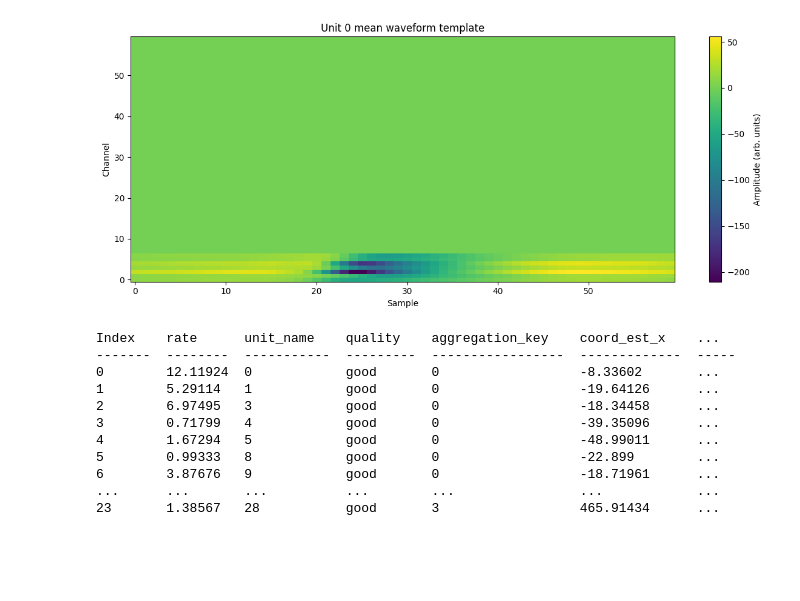
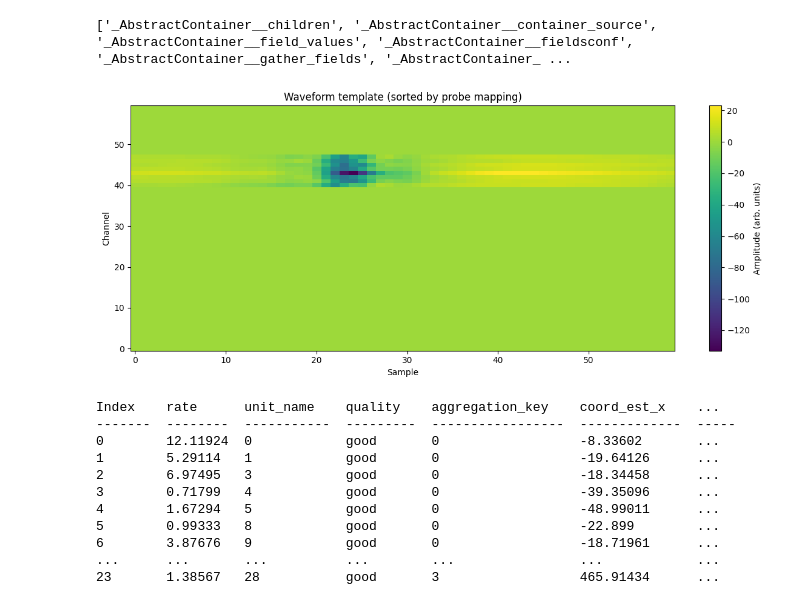
Before and after one commit to Wood-Dudchenko-lab/woodsort, a Jupyter notebook: pipelines_nwb/NWB_H7400.ipynb, the cells around one changed output. Cells and saved outputs as stored; diff of their text form; code cells hidden in the pictures; blank space fills up the shorter version.

```diff
--- a/pipelines_nwb/NWB_H7400.ipynb
+++ b/pipelines_nwb/NWB_H7400.ipynb
@@ -30,14 +35,13 @@ warnings.filterwarnings("ignore", category=FutureWarning)
 metadata = nwb.io.read_metadata_excel(data_path / meta_name, session_name, print_output=True)
 start_time = nwb.io.get_start_time(session_path)
 
-# load tracking
+# load stuff
 tracking = pd.read_csv(session_path / 'TrackingProcessed.csv',index_col=0, header=0)
 pos = nap.TsdFrame(tracking[["x", "y"]])
 hd = nap.Tsd(tracking['hd'])
 epochs = pd.read_csv(session_path / 'EpochTimestamps.csv', header=0)
-
-# get probe mapping
-probe_mapping = pd.read_csv(session_path / 'ChannelMapping.csv',index_col=0, header=0)
+track_dist = nwb.io.get_matlab_trackdistance(session_path / 'TrackDistance.mat', vbl_name='trackdist')
 
 # add probe
+analyzer = si.load_sorting_analyzer(analyzer_path)
 # %% [output]
@@ -65,19 +69,25 @@ Start time from sync_messages.txt: 2025-08-15 15:38:45.957000+01:00
 nwbfile = nwb.convert.create_nwb_file(metadata, start_time)
 
 # Add units
-nwbfile = nwb.convert.add_units_spikeinterface(nwbfile, session_path / analyzer_name, merging_mode='hard')
+nwbfile = nwb.convert.add_spikeinterface_openephys(nwbfile, analyzer, merging_mode='soft')
 
 # Add tracking
 nwbfile = nwb.convert.add_tracking(nwbfile, pos, hd)
 
+# Add track distance
+nwbfile = nwb.convert.add_misc_tsd(nwbfile, track_dist, name='track_distance', description='Position along the track', unit='cm')
+
 # Add epochs
 nwbfile = nwb.convert.add_epochs(nwbfile, epochs, metadata)
 
+# Add sleep scoring and pseudo EMG
+nwbfile = nwb.convert.add_sleep(nwbfile, sleep_path, session_name)
+
 # Save NWB file
-nwbfile = nwb.convert.save_nwb_file(nwbfile, nwb_path, session_name)
+nwbfile = nwb.convert.save_nwb_file(nwbfile, nwb_path, nwb_name)
 
 # Load to check
-rec = nwb.convert.load_nwb_file(nwb_path, session_name)
+rec = nwb.convert.load_nwb_file(nwb_path, nwb_name)
 
 # print units table
 print(rec['units'])
@@ -87,31 +117,36 @@ AttributeError: module 'woodsort.nwb.convert' has no attribute 'add_units_spikei
 # %%
+import matplotlib.pyplot as plt
+import numpy as np
 
-import numpy as np
-import spikeinterface.full as si
-from neuroconv.tools.spikeinterface import add_sorting_to_nwbfile, add_recording_metadata_to_nwbfile
-import pandas as pd
-import json
-import matplotlib.pyplot as plt
+### GET ANATOMICALLY SORTED WAVEFORMS FROM NWB ###
+units_tsgroup = rec['units']
+# get electrodes table
+electrodes_table = rec.nwb.electrodes.to_dataframe() # electrode_name is anatomical index (top-bottom shank-wise)
+#electrodes_table['electrode_name'] = electrodes_table['electrode_name'].astype(int) # make sure it's int - SpikeInterface sometimes turns them to strings
+electrodes_table['channel_name'] = electrodes_table['channel_name'].str.replace('CH', '', regex=False).astype(int) - 1 # now channel_name is the dat file channel index (0-based)
+# To sort the waveform anatomically by shank and then by the y coordinate
+electrodes_table = electrodes_table.sort_values(by=['aggregation_key', 'rel_y'], ascending=[True, False])
+sort_ix = electrodes_table.index.to_numpy().astype(int) # use index to sort waveforms anatomically
 
+# load waveform
+print(dir(rec.nwb.units['waveform_mean']))
+cell_number = 34 # cell 75 is obvious to track down
+waveforms = rec.nwb.units['waveform_mean']
+waveforms = np.asarray(waveforms)
+wf = waveforms[cell_number,:,sort_ix] # waveforms are arranged according to a cryptic device_contact_index in SpikeInterface that gets propagated as index here
 
-wf = rec.nwb.units['waveform_mean'][1].T
-
-
-
-import matplotlib.pyplot as plt
-
-# Grab unit 0 template from NWB
-
+# plot waveform - it should be spatially localized
 plt.figure(figsize=(12, 5))
 im = plt.imshow(wf, aspect="auto", origin="lower")
 plt.ylabel("Channel")
 plt.xlabel("Sample")
-plt.title("Unit 0 mean waveform template")
+plt.title("Waveform template (sorted by probe mapping)")
 plt.colorbar(im, label="Amplitude (arb. units)")
 plt.tight_layout()
 plt.show()
 # %% [output]
+['_AbstractContainer__children', '_AbstractContainer__container_source', '_AbstractContainer__field_values', '_AbstractContainer__fieldsconf', '_AbstractContainer__gather_fields', '_AbstractContainer_ ...
-[figure, old version]
+[figure, new version]
 # %%
 rec['units']
 # %% [output]
```
Also changed, not shown: parts of 3 cells of this notebook, 1 other file.
